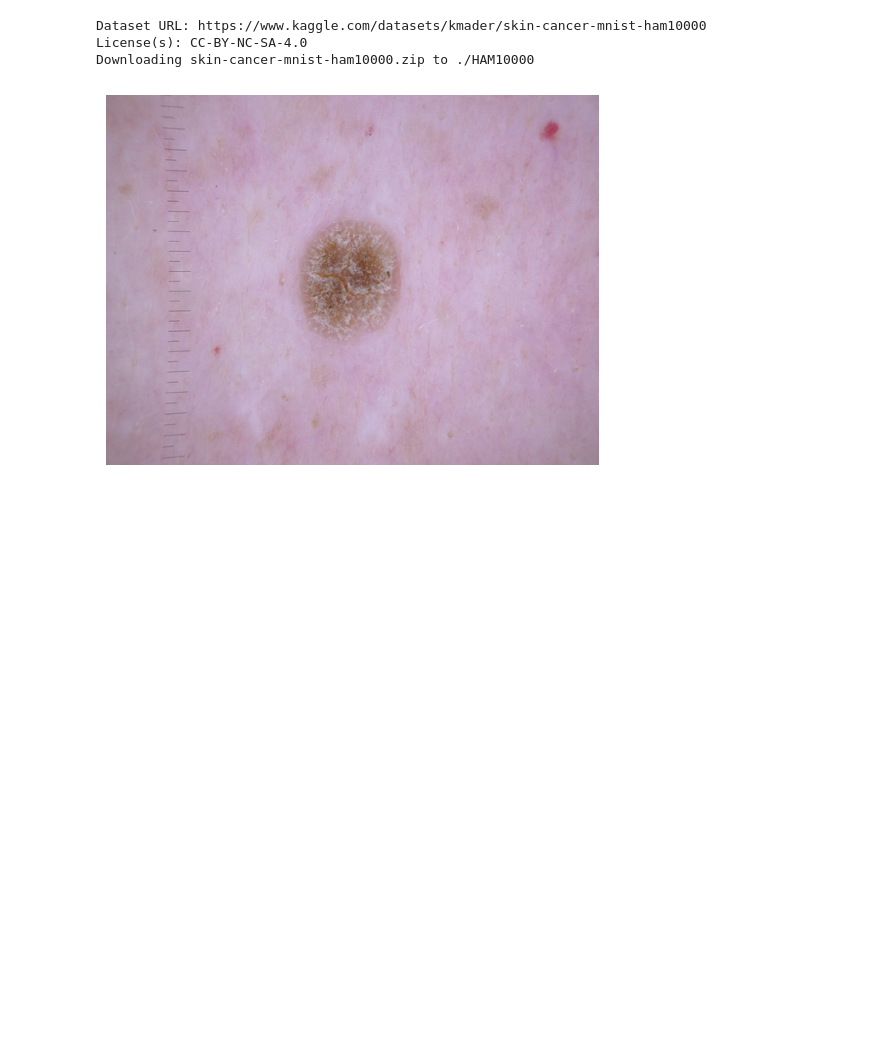
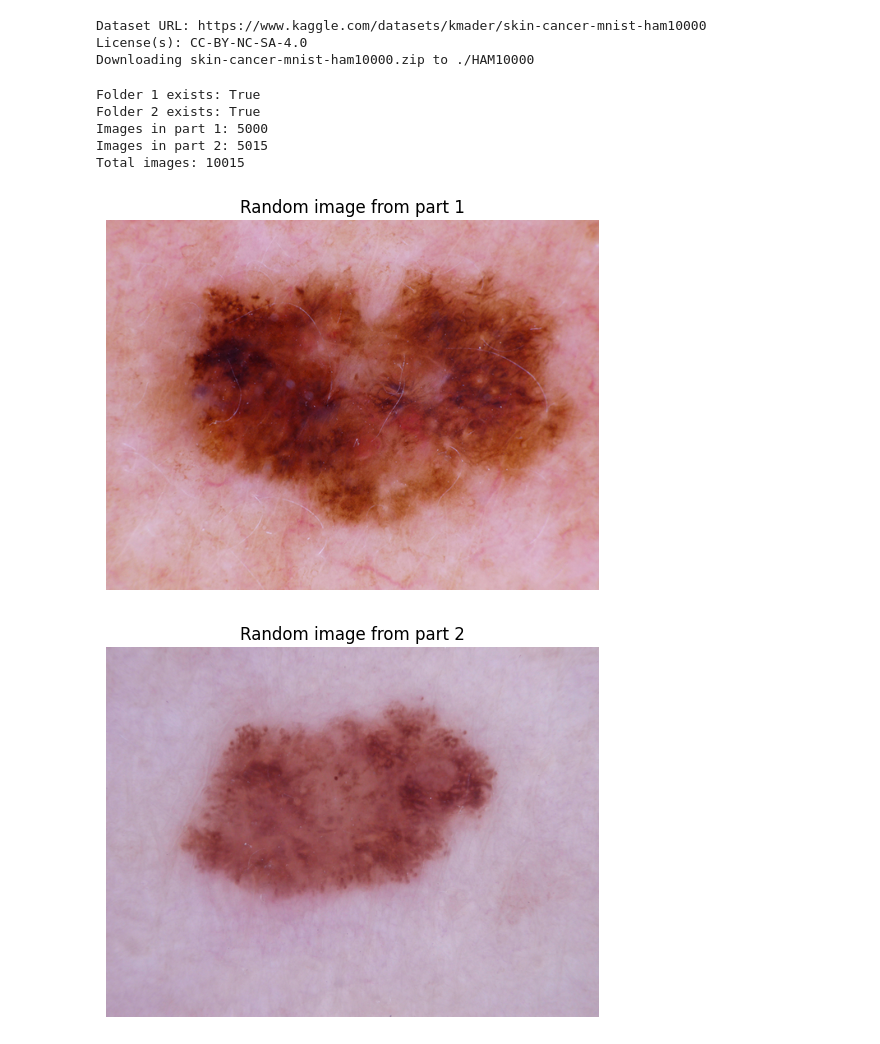
Before and after one commit to ogc1231/mole_classification_deep_learning, a Jupyter notebook: Deepl_Learning_Project.ipynb, the cells around one changed output. Drawn from its saved outputs; the diff is of its cells as text; code cells hidden in the pictures; blank space fills up the shorter version.

Commit message:
Break dataset into two folders on download to reduce chance of data corruption and test images can be accessed correctly

```diff
--- a/Deepl_Learning_Project.ipynb
+++ b/Deepl_Learning_Project.ipynb
@@ -51,25 +51,54 @@ ZIP_FILE = os.path.join(DATA_DIR, "skin-cancer-mnist-ham10000.zip")
 # Make sure the folder exists
 os.makedirs(DATA_DIR, exist_ok=True)
 
-# Download only if ZIP doesn't exist
+# Download the dataset if ZIP is missing
 if not os.path.exists(ZIP_FILE):
     !kaggle datasets download -d kmader/skin-cancer-mnist-ham10000 -p {DATA_DIR}
 
-# Unzip only if images folder doesn't exist
-IMG_DIR = os.path.join(DATA_DIR, "HAM10000_images_part_1")
-if not os.path.exists(IMG_DIR):
+# Split dataset into two folder, paths to folders
+IMG_DIR_1 = os.path.join(DATA_DIR, "HAM10000_images_part_1")
+IMG_DIR_2 = os.path.join(DATA_DIR, "HAM10000_images_part_2")
+
+# Unzip only if images are not found
+if not (os.path.exists(IMG_DIR_1) and os.path.exists(IMG_DIR_2)):
     !unzip -q {ZIP_FILE} -d {DATA_DIR}
 # %% [output]
 Dataset URL: https://www.kaggle.com/datasets/kmader/skin-cancer-mnist-ham10000
 License(s): CC-BY-NC-SA-4.0
 Downloading skin-cancer-mnist-ham10000.zip to ./HAM10000
-# %%
-all_images = [f for f in os.listdir(IMG_DIR) if f.endswith(".jpg")]
-sample_img = os.path.join(IMG_DIR, random.choice(all_images))
-
-image = Image.open(sample_img)
-plt.imshow(image)
-plt.axis('off')
-plt.show()
-# %% [output]
-[figure, removed]
+# %%
+print("Folder 1 exists:", os.path.exists(IMG_DIR_1))
+print("Folder 2 exists:", os.path.exists(IMG_DIR_2))
+
+imgs1 = [f for f in os.listdir(IMG_DIR_1) if f.endswith(".jpg")]
+imgs2 = [f for f in os.listdir(IMG_DIR_2) if f.endswith(".jpg")]
+
+print("Images in part 1:", len(imgs1))
+print("Images in part 2:", len(imgs2))
+print("Total images:", len(imgs1) + len(imgs2))
+
+# Random from part 1
+img1_path = os.path.join(IMG_DIR_1, random.choice(imgs1))
+img1 = Image.open(img1_path)
+
+plt.imshow(img1)
+plt.title("Random image from part 1")
+plt.axis('off')
+plt.show()
+
+# Random from part 2
+img2_path = os.path.join(IMG_DIR_2, random.choice(imgs2))
+img2 = Image.open(img2_path)
+
+plt.imshow(img2)
+plt.title("Random image from part 2")
+plt.axis('off')
+plt.show()
+# %% [output]
+Folder 1 exists: True
+Folder 2 exists: True
+Images in part 1: 5000
+Images in part 2: 5015
+Total images: 10015
+[figure, added]
+[figure, added]
```
